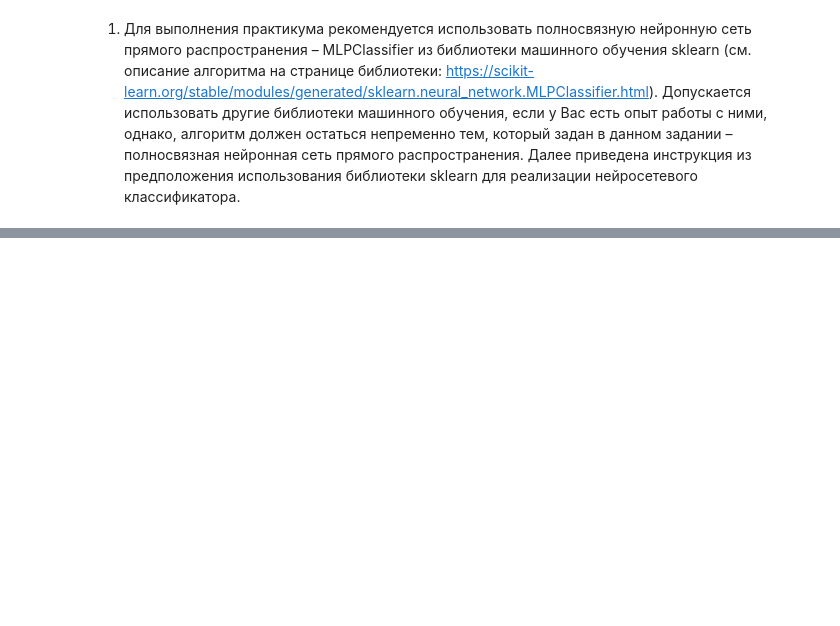
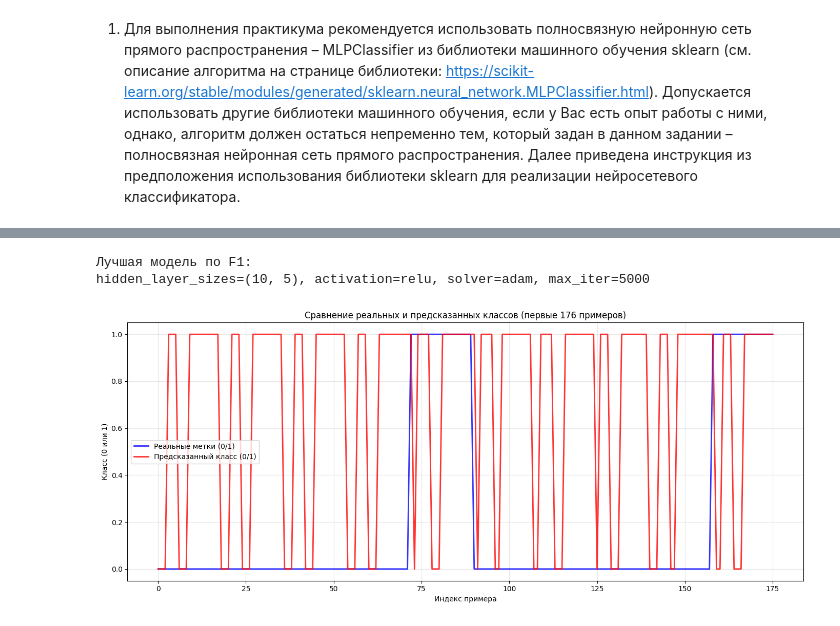
Before and after one commit to Bexaric/LB3_ML_Yakushev, a Jupyter notebook: notebook/LB3_Jupyter.ipynb, the cells around one changed output, grey strips where cells are left out. Saved outputs shown, nothing was run; the diff lists cells and outputs as text; code cells hidden in the pictures; blank space fills up the shorter version.

```diff
--- a/notebook/LB3_Jupyter.ipynb
+++ b/notebook/LB3_Jupyter.ipynb
@@ -161,0 +359,48 @@ ValueError: setting an array element with a sequence. The requested array has an
+# %%
+# ------------------- Лучшая модель по F1 и визуализация предсказаний (без вероятностей) -------------------
+import ast
+
+# Выбираем лучшую комбинацию по среднему F1
+best_row = df_results.loc[df_results['cv_mean_f1'].idxmax()]
+best_hls = ast.literal_eval(best_row['hidden_layer_sizes'])
+best_act = best_row['activation']
+best_solv = best_row['solver']
+best_max_iter = best_row['max_iter']
+
+print("Лучшая модель по F1:")
+print(f"hidden_layer_sizes={best_hls}, activation={best_act}, solver={best_solv}, max_iter={best_max_iter}")
+
+# Обучаем модель на всех данных
+best_mlp = MLPClassifier(
+    hidden_layer_sizes=best_hls,
+    activation=best_act,
+    solver=best_solv,
+    max_iter=best_max_iter,
+    random_state=random_state,
+)
+best_mlp.fit(data_x, data_y)
+
+# Получаем предсказанные классы (0/1)
+y_pred_class = best_mlp.predict(data_x)
+
+# Построение линейного графика
+plt.figure(figsize=(14, 6))
+
+# Ограничим количество отображаемых примеров для читаемости
+n_show = min(1000, len(data_y))
+indices = np.arange(n_show)
+
+plt.plot(indices, data_y[:n_show], label='Реальные метки (0/1)', color='blue', linewidth=2, alpha=0.8)
+plt.plot(indices, y_pred_class[:n_show], label='Предсказанный класс (0/1)', color='red', linewidth=2, alpha=0.8)
+
+plt.xlabel('Индекс примера')
+plt.ylabel('Класс (0 или 1)')
+plt.title(f'Сравнение реальных и предсказанных классов (первые {n_show} примеров)')
+plt.legend()
+plt.grid(True, alpha=0.3)
+plt.tight_layout()
+plt.show()
+# %% [output]
+Лучшая модель по F1:
+hidden_layer_sizes=(10, 5), activation=relu, solver=adam, max_iter=5000
+[figure, added]
```
Also changed, not shown: parts of 15 cells of this notebook, 4 other files.
